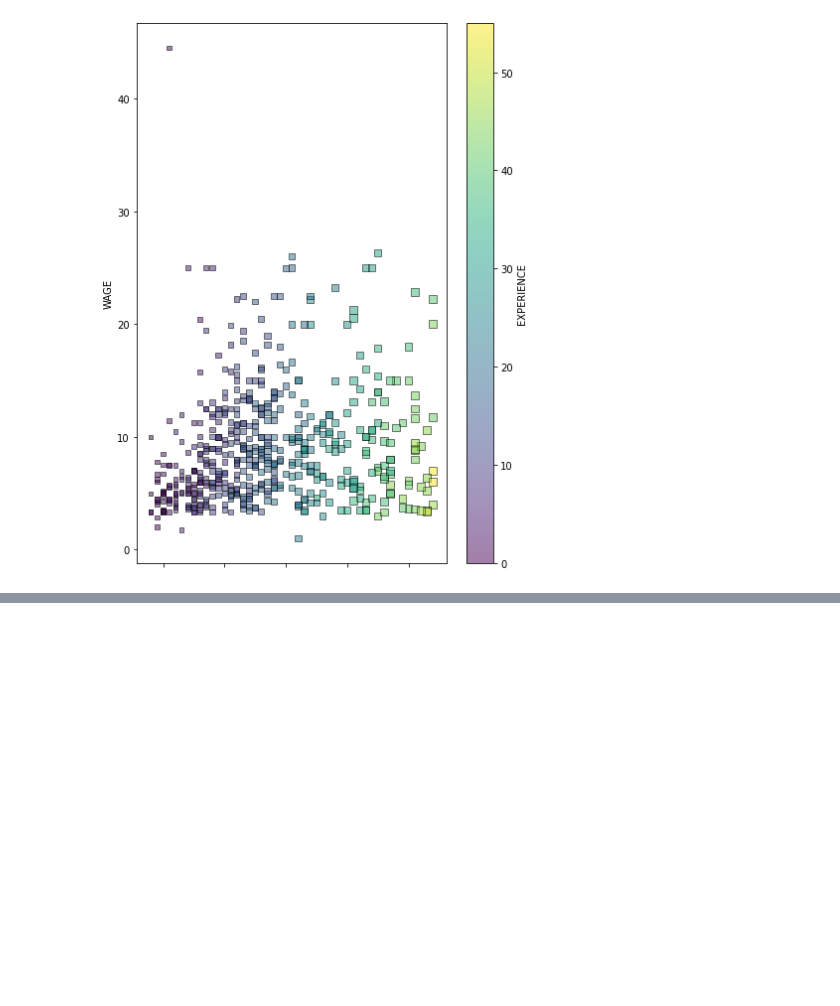
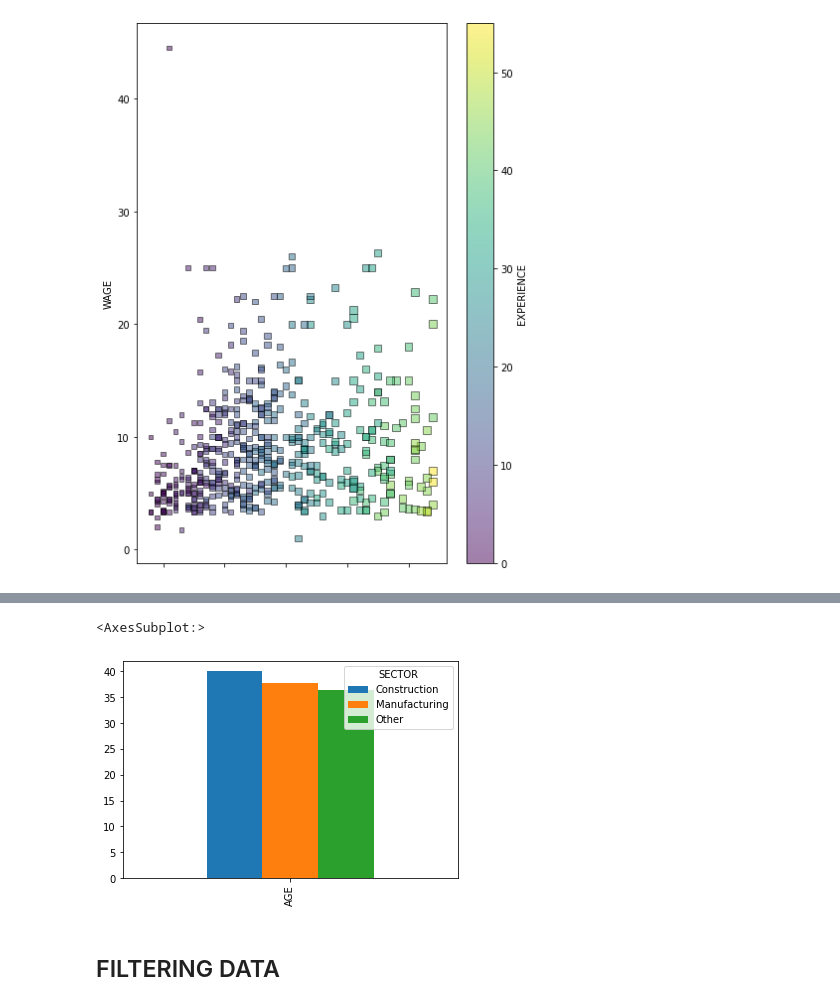
Before and after one commit to Rush-ing4u/rush, a Jupyter notebook: data_science/dataanalysis3.ipynb, the cells around one changed output, grey strips where cells are left out. Drawn from its saved outputs; the diff is of its cells as text; code cells hidden in the pictures; blank space fills up the shorter version.

```diff
--- a/data_science/dataanalysis3.ipynb
+++ b/data_science/dataanalysis3.ipynb
@@ -49,0 +91,7 @@ df.plot(figsize = (7,10), kind ='scatter', x = 'AGE', y = 'WAGE' ,alpha =0.5 ,
+# %%
+df.pivot_table(values='AGE', columns = 'SECTOR').plot(kind = 'bar')
+# %% [output]
+<AxesSubplot:>
+[figure, added]
+# %% [markdown]
+## FILTERING DATA
```
Also changed, not shown: parts of 19 cells of this notebook, 3 other files.
